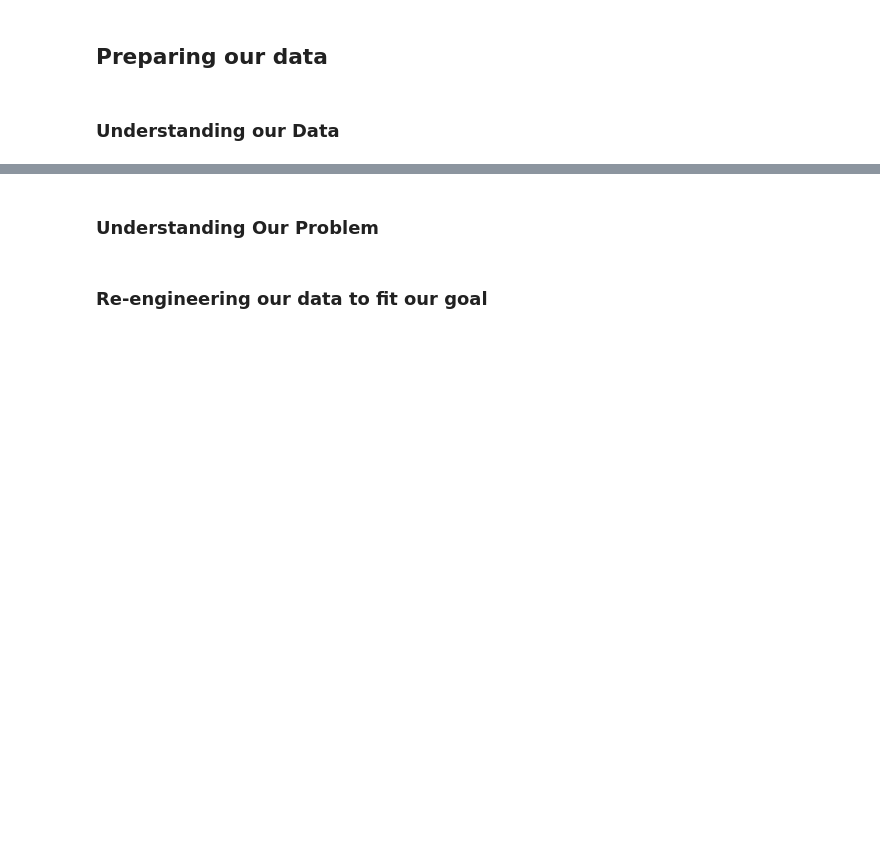
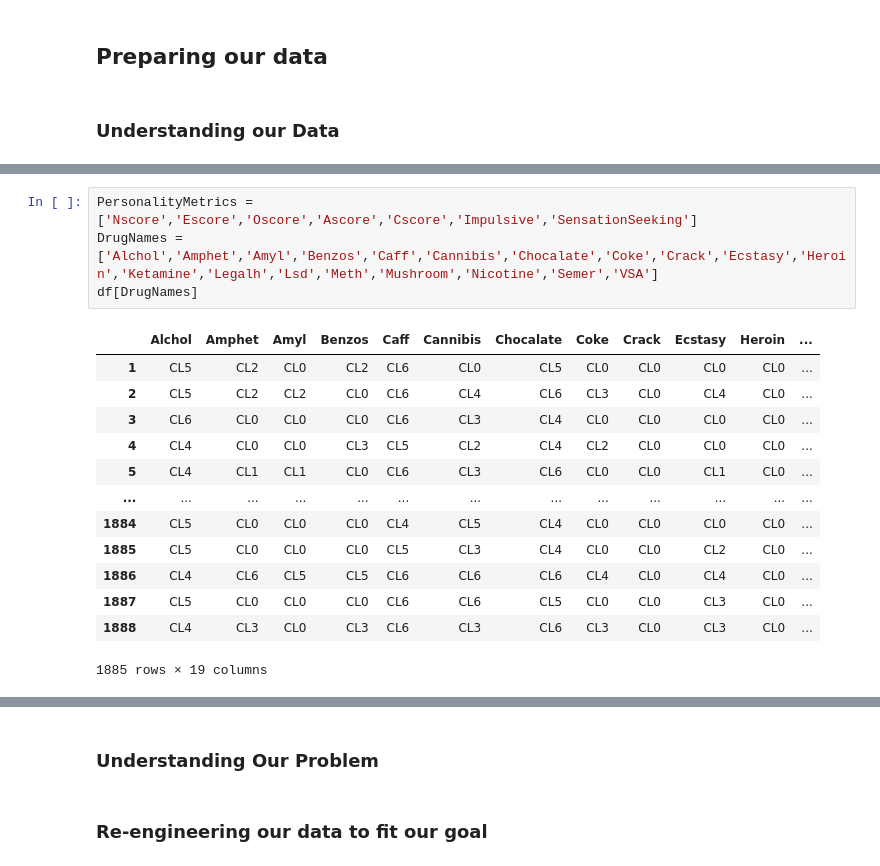
Before and after one commit to AmirMEdris/PredictingDrugUse, a Jupyter notebook: Untitled.ipynb, the cells around one changed output, grey strips where cells are left out. Cells and saved outputs as stored; diff of their text form; blank space fills up the shorter version.

```diff
--- a/Untitled.ipynb
+++ b/Untitled.ipynb
@@ -34,0 +71,18 @@ df = pd.read_csv('drug_consumption.csv', names = Column_names)
+# %%
+PersonalityMetrics = ['Nscore','Escore','Oscore','Ascore','Cscore','Impulsive','SensationSeeking']
+DrugNames =['Alchol','Amphet','Amyl','Benzos','Caff','Cannibis','Chocalate','Coke','Crack','Ecstasy','Heroin','Ketamine','Legalh','Lsd','Meth','Mushroom','Nicotine','Semer','VSA']
+df[DrugNames]
+# %% [output]
+|  | Alchol | Amphet | Amyl | Benzos | Caff | Cannibis | Chocalate | Coke | Crack | Ecstasy | Heroin | ... |
+| 1 | CL5 | CL2 | CL0 | CL2 | CL6 | CL0 | CL5 | CL0 | CL0 | CL0 | CL0 | ... |
+| 2 | CL5 | CL2 | CL2 | CL0 | CL6 | CL4 | CL6 | CL3 | CL0 | CL4 | CL0 | ... |
+| 3 | CL6 | CL0 | CL0 | CL0 | CL6 | CL3 | CL4 | CL0 | CL0 | CL0 | CL0 | ... |
+| 4 | CL4 | CL0 | CL0 | CL3 | CL5 | CL2 | CL4 | CL2 | CL0 | CL0 | CL0 | ... |
+| 5 | CL4 | CL1 | CL1 | CL0 | CL6 | CL3 | CL6 | CL0 | CL0 | CL1 | CL0 | ... |
+| ... | ... | ... | ... | ... | ... | ... | ... | ... | ... | ... | ... | ... |
+| 1884 | CL5 | CL0 | CL0 | CL0 | CL4 | CL5 | CL4 | CL0 | CL0 | CL0 | CL0 | ... |
+| 1885 | CL5 | CL0 | CL0 | CL0 | CL5 | CL3 | CL4 | CL0 | CL0 | CL2 | CL0 | ... |
+| 1886 | CL4 | CL6 | CL5 | CL5 | CL6 | CL6 | CL6 | CL4 | CL0 | CL4 | CL0 | ... |
+| 1887 | CL5 | CL0 | CL0 | CL0 | CL6 | CL6 | CL5 | CL0 | CL0 | CL3 | CL0 | ... |
+| 1888 | CL4 | CL3 | CL0 | CL3 | CL6 | CL3 | CL6 | CL3 | CL0 | CL3 | CL0 | ... |
+1885 rows × 19 columns
```
Also changed, not shown: parts of 20 cells of this notebook, 1 other file.
